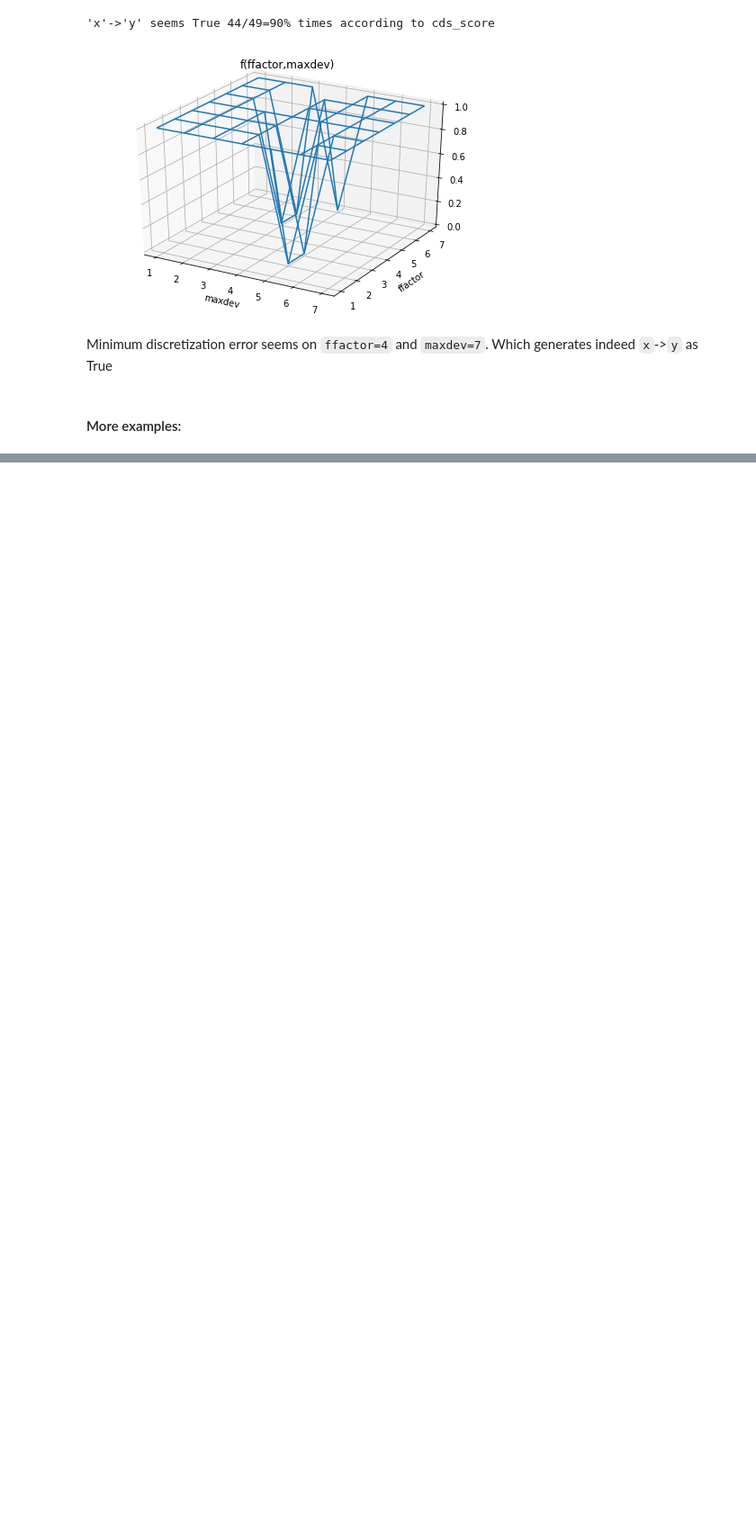
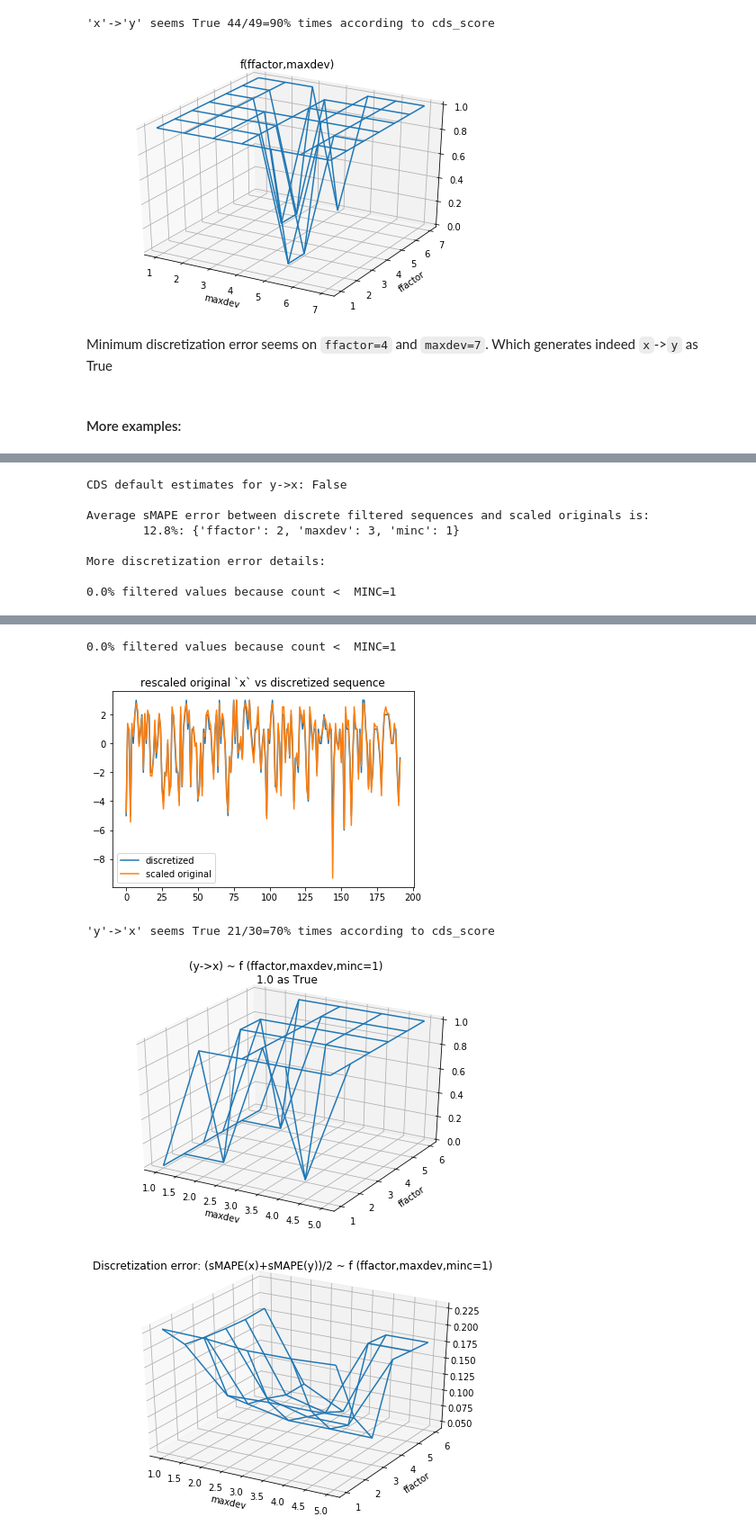
Before and after one commit to muoten/causal-discovery-playground, a Jupyter notebook: automatic_pairwise_causal_discovery_via_cds.ipynb, the cells around one changed output, grey strips where cells are left out. Shown at 90% size. Cells and saved outputs as stored; diff of their text form; code cells hidden in the pictures; blank space fills up the shorter version.

```diff
--- a/automatic_pairwise_causal_discovery_via_cds.ipynb
+++ b/automatic_pairwise_causal_discovery_via_cds.ipynb
@@ -512,0 +517,11 @@ More discretization error details:
+# %%
+explore_example(df_xy, 'y','x',minc=1, f_max=6, d_max=5)
+# %% [output]
+CDS default estimates for y->x: False
+
+Average sMAPE error between discrete filtered sequences and scaled originals is:
+        12.8%: {'ffactor': 2, 'maxdev': 3, 'minc': 1}
+
+More discretization error details:
+
+0.0% filtered values because count <  MINC=1
@@ -512,0 +529,5 @@ More discretization error details:
+0.0% filtered values because count <  MINC=1
+[figure, added]
+'y'->'x' seems True 21/30=70% times according to cds_score
+[figure, added]
+[figure, added]
```
Also changed, not shown: parts of 6 cells of this notebook.
